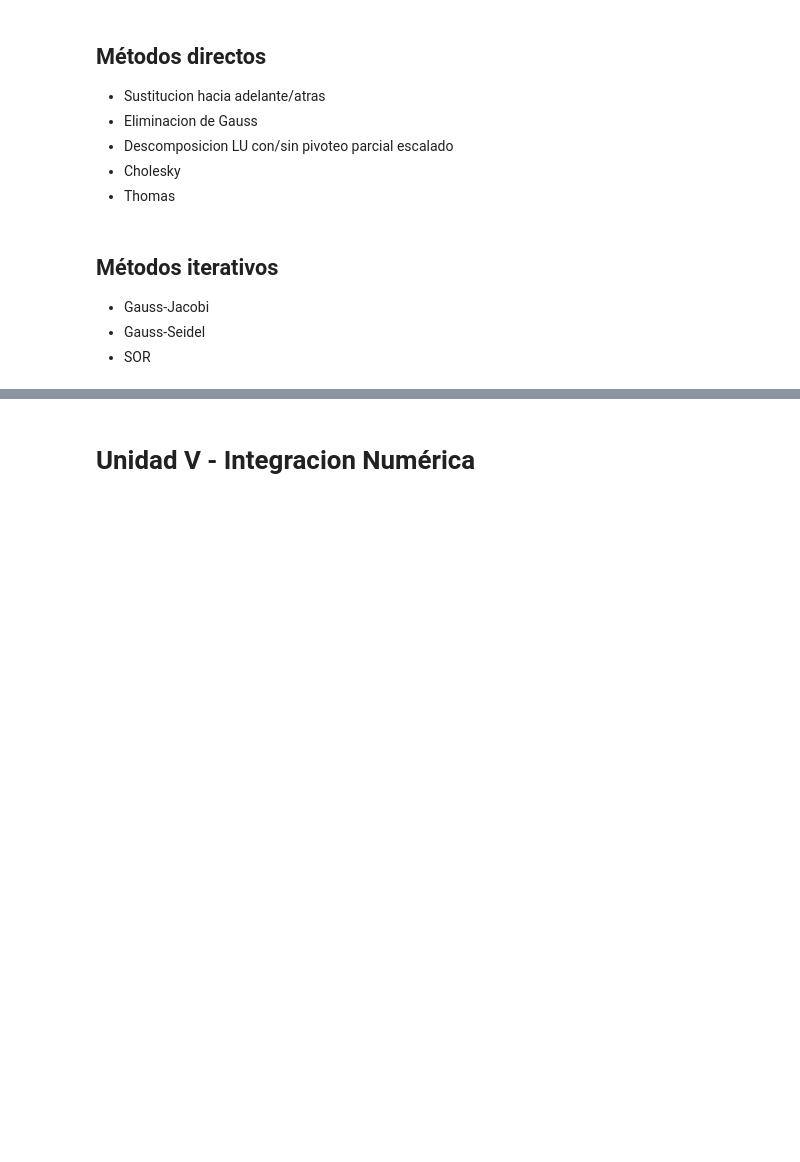
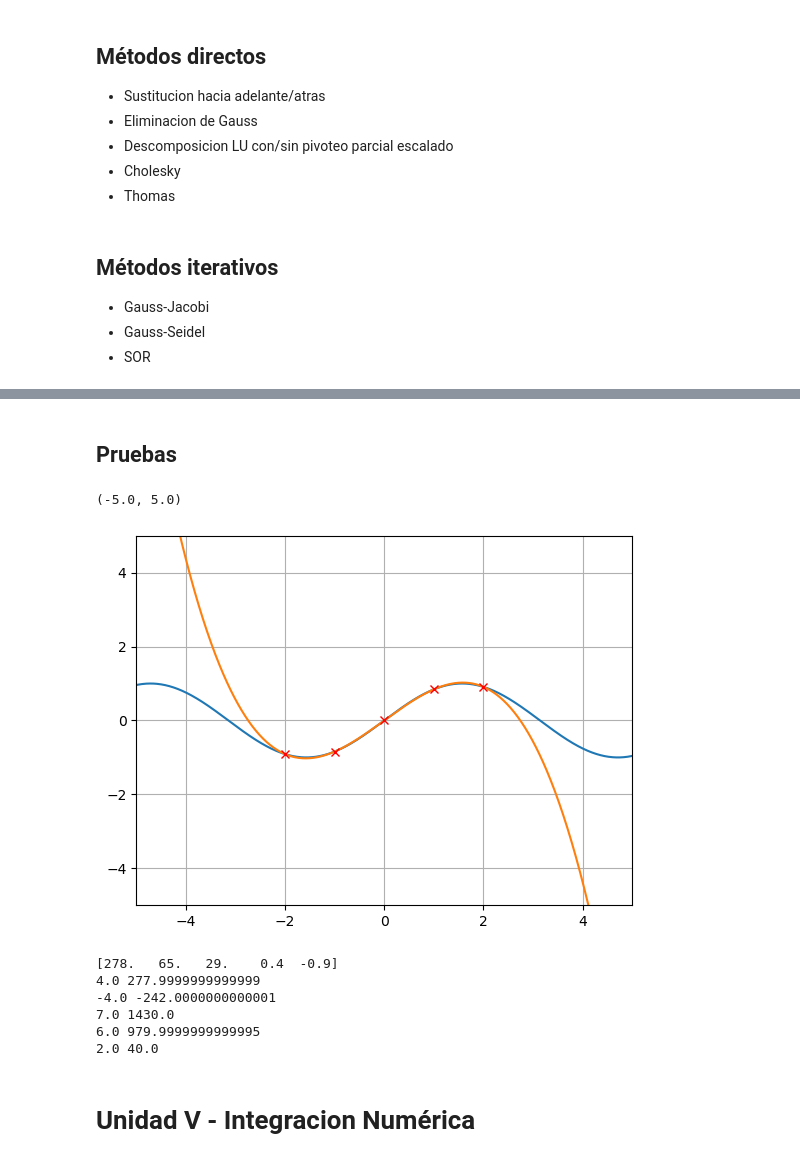
Before and after one commit to Benjafag/2do-parcial-metodos, a Jupyter notebook: Implementaciones.ipynb, the cells around one changed output, grey strips where cells are left out. Cells and saved outputs as stored; diff of their text form; code cells hidden in the pictures; blank space fills up the shorter version.

```diff
--- a/Implementaciones.ipynb
+++ b/Implementaciones.ipynb
@@ -115,0 +250,15 @@ def thomas(a,b):
+# %%
+def polinomio_lagrange(x,y):
+    p = Pol(0)
+    n = len(x)
+
+    for i in range(n):
+        termino = Pol(y[i])
+        prod = Pol(1)
+        for j in range(n):
+            if i != j:
+                prod *= Pol([-x[j],1]) / (x[i]-x[j])
+        termino *= prod
+        p += termino
+
+    return p
@@ -116,2 +329,34 @@ def thomas(a,b):
+# %% [markdown]
+## Pruebas
+# %%
+def f(x): return np.sin(x)
+xs = np.linspace(-2,2,5)
+P = polinomio_lagrange(xs,f(xs))
+import matplotlib.pyplot as plt
+x_vals = np.linspace(-6,6,1000)
+plt.plot(x_vals, f(x_vals))
+plt.plot(x_vals, P(x_vals))
+plt.plot(xs, f(xs), 'rx')
+plt.grid(True)
+plt.ylim(-5,5)
+plt.xlim(-5,5)
+# %% [output]
+(-5.0, 5.0)
+[figure, added]
+# %%
+x = np.array([4,-4,7,6,2.])
+y = np.array([278,-242,1430,980,40.])
+d = dif_divididas(x,y)
+print(d)
+p = polinomio_newton(d,x)
+for i in x:
+    print(i,p(i))
+# %% [output]
+[278.   65.   29.    0.4  -0.9]
+4.0 277.9999999999999
+-4.0 -242.0000000000001
+7.0 1430.0
+6.0 979.9999999999995
+2.0 40.0
 # %% [markdown]
 # Unidad V - Integracion Numérica
```
Also changed, not shown: parts of 13 cells of this notebook, 3 other files.
